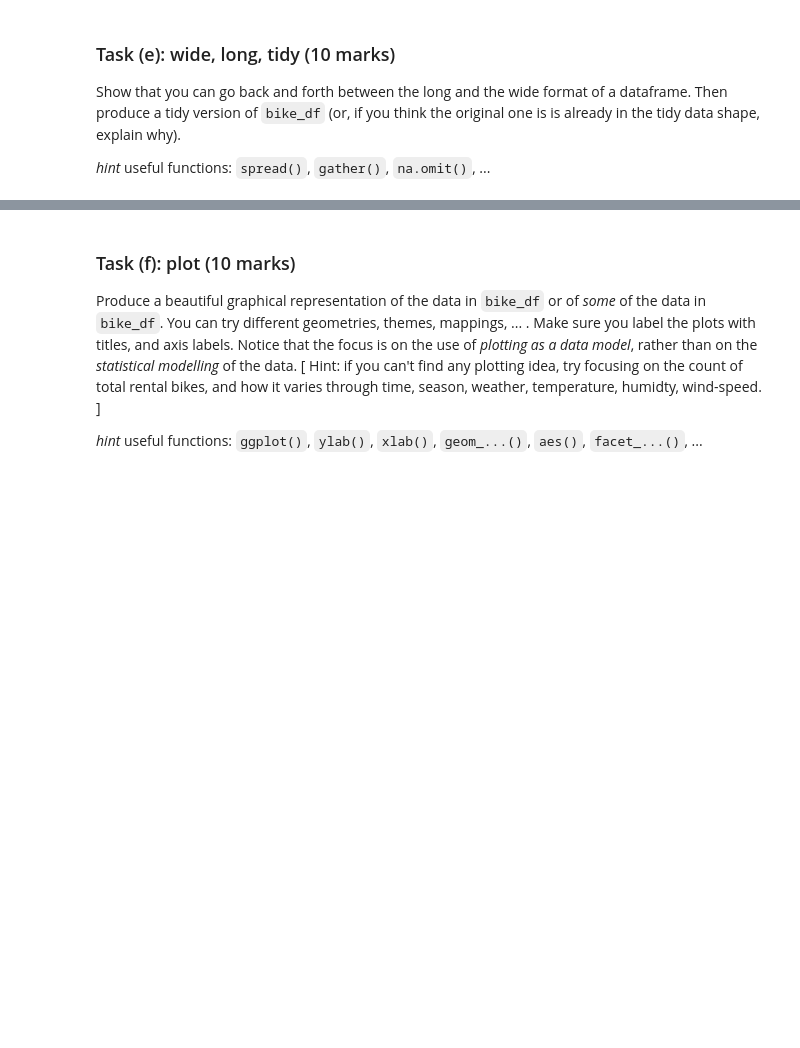
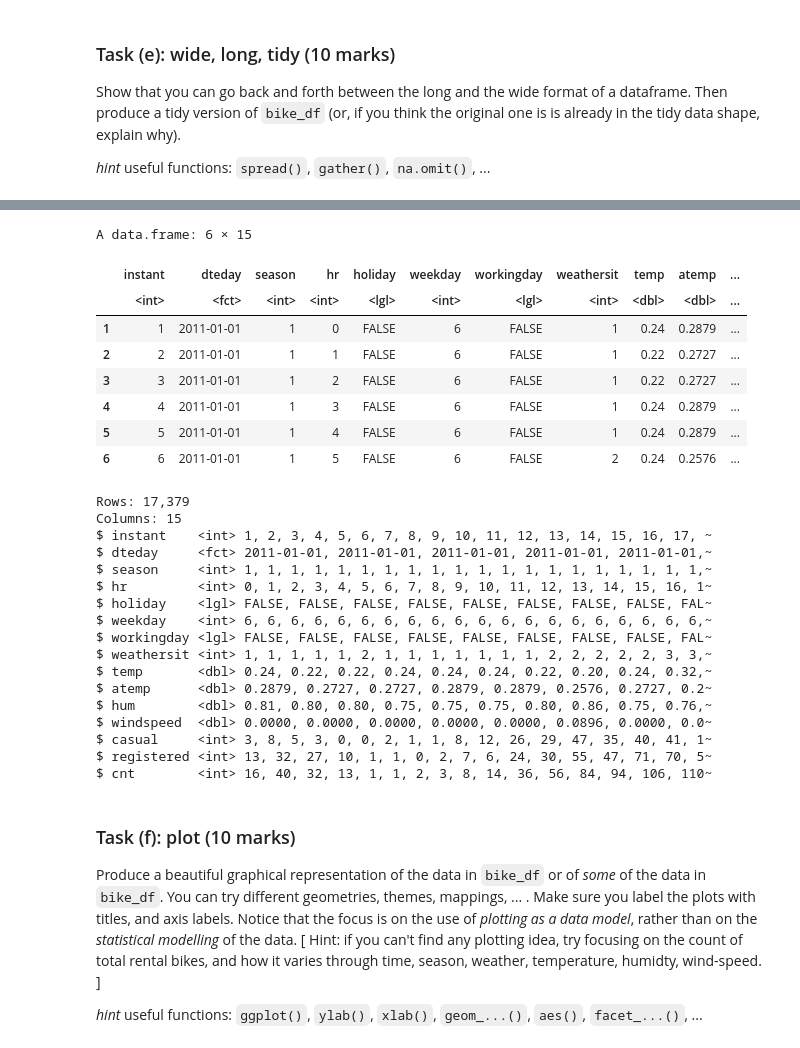
Before and after one commit to blackhakx/Data-Wrangling, a Jupyter notebook: DATA422_Assignment1_R.ipynb, the cells around one changed output, grey strips where cells are left out. Drawn from its saved outputs; the diff is of its cells as text; code cells hidden in the pictures; blank space fills up the shorter version.

```diff
--- a/DATA422_Assignment1_R.ipynb
+++ b/DATA422_Assignment1_R.ipynb
@@ -311,3 +336,46 @@ _hint_ useful functions: `spread()`, `gather()`, `na.omit()`, ...
+# %%
+#This is to make make bike_df into tidy storing it in tidy_bike
+tidy_bike <- bike_df %>%
+    select(instant, dteday, season, hr, holiday, weekday, workingday, weathersit, temp, atemp, hum, windspeed, casual, registered, cnt)
+
+#tidy_bike[tidy_bike$holiday == 0,] = FALSE | TRUE
+tidy_bike$holiday <- as.logical(tidy_bike$holiday)
+tidy_bike$workingday <- as.logical(tidy_bike$workingday)
+
+
+#tidy_bike$season[tidy_bike$season == 1] <- "spring"
+#tidy_bike$season[tidy_bike$season == 2] <- "summer"
+#tidy_bike$season[tidy_bike$season == 3] <- "fall"
+#tidy_bike$season[tidy_bike$season == 4] <- "winter"
+head(tidy_bike)
+glimpse(tidy_bike)
+# %% [output]
+A data.frame: 6 × 15
+|  | instant | dteday | season | hr | holiday | weekday | workingday | weathersit | temp | atemp | ... |
+|  | <int> | <fct> | <int> | <int> | <lgl> | <int> | <lgl> | <int> | <dbl> | <dbl> | ... |
+| 1 | 1 | 2011-01-01 | 1 | 0 | FALSE | 6 | FALSE | 1 | 0.24 | 0.2879 | ... |
+| 2 | 2 | 2011-01-01 | 1 | 1 | FALSE | 6 | FALSE | 1 | 0.22 | 0.2727 | ... |
+| 3 | 3 | 2011-01-01 | 1 | 2 | FALSE | 6 | FALSE | 1 | 0.22 | 0.2727 | ... |
+| 4 | 4 | 2011-01-01 | 1 | 3 | FALSE | 6 | FALSE | 1 | 0.24 | 0.2879 | ... |
+| 5 | 5 | 2011-01-01 | 1 | 4 | FALSE | 6 | FALSE | 1 | 0.24 | 0.2879 | ... |
+| 6 | 6 | 2011-01-01 | 1 | 5 | FALSE | 6 | FALSE | 2 | 0.24 | 0.2576 | ... |
+Rows: 17,379
+Columns: 15
+$ instant    <int> 1, 2, 3, 4, 5, 6, 7, 8, 9, 10, 11, 12, 13, 14, 15, 16, 17, ~
+$ dteday     <fct> 2011-01-01, 2011-01-01, 2011-01-01, 2011-01-01, 2011-01-01,~
+$ season     <int> 1, 1, 1, 1, 1, 1, 1, 1, 1, 1, 1, 1, 1, 1, 1, 1, 1, 1, 1, 1,~
+$ hr         <int> 0, 1, 2, 3, 4, 5, 6, 7, 8, 9, 10, 11, 12, 13, 14, 15, 16, 1~
+$ holiday    <lgl> FALSE, FALSE, FALSE, FALSE, FALSE, FALSE, FALSE, FALSE, FAL~
+$ weekday    <int> 6, 6, 6, 6, 6, 6, 6, 6, 6, 6, 6, 6, 6, 6, 6, 6, 6, 6, 6, 6,~
+$ workingday <lgl> FALSE, FALSE, FALSE, FALSE, FALSE, FALSE, FALSE, FALSE, FAL~
+$ weathersit <int> 1, 1, 1, 1, 1, 2, 1, 1, 1, 1, 1, 1, 1, 2, 2, 2, 2, 2, 3, 3,~
+$ temp       <dbl> 0.24, 0.22, 0.22, 0.24, 0.24, 0.24, 0.22, 0.20, 0.24, 0.32,~
+$ atemp      <dbl> 0.2879, 0.2727, 0.2727, 0.2879, 0.2879, 0.2576, 0.2727, 0.2~
+$ hum        <dbl> 0.81, 0.80, 0.80, 0.75, 0.75, 0.75, 0.80, 0.86, 0.75, 0.76,~
+$ windspeed  <dbl> 0.0000, 0.0000, 0.0000, 0.0000, 0.0000, 0.0896, 0.0000, 0.0~
+$ casual     <int> 3, 8, 5, 3, 0, 0, 2, 1, 1, 8, 12, 26, 29, 47, 35, 40, 41, 1~
+$ registered <int> 13, 32, 27, 10, 1, 1, 0, 2, 7, 6, 24, 30, 55, 47, 71, 70, 5~
+$ cnt        <int> 16, 40, 32, 13, 1, 1, 2, 3, 8, 14, 36, 56, 84, 94, 106, 110~
 # %% [markdown]
 ### Task (f): plot (10 marks)
 
```
Also changed, not shown: parts of 3 cells of this notebook.
